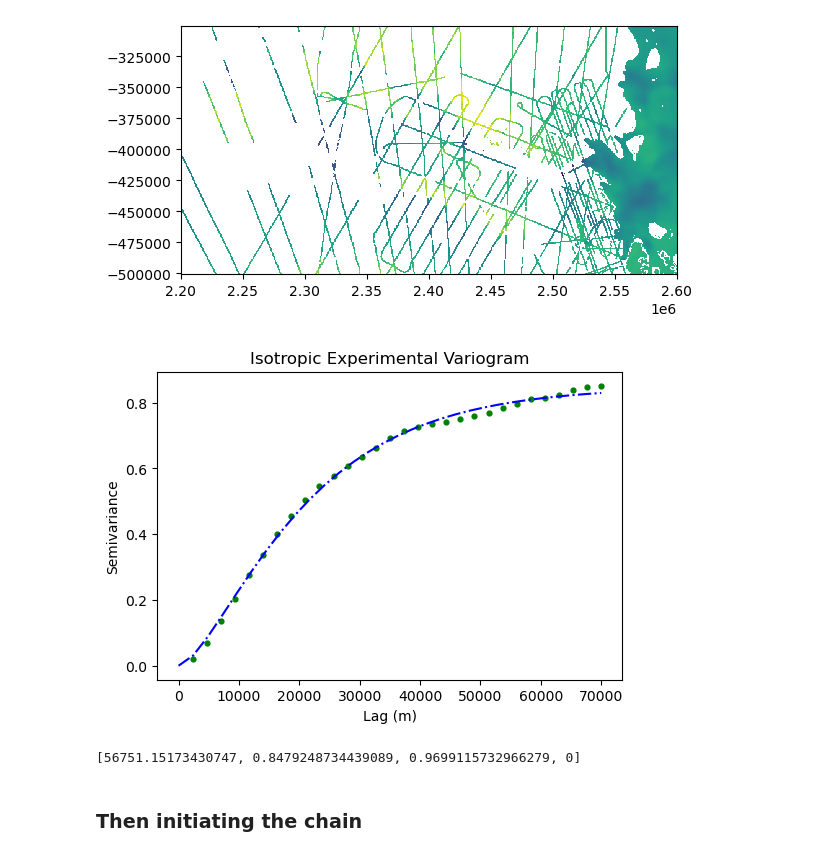
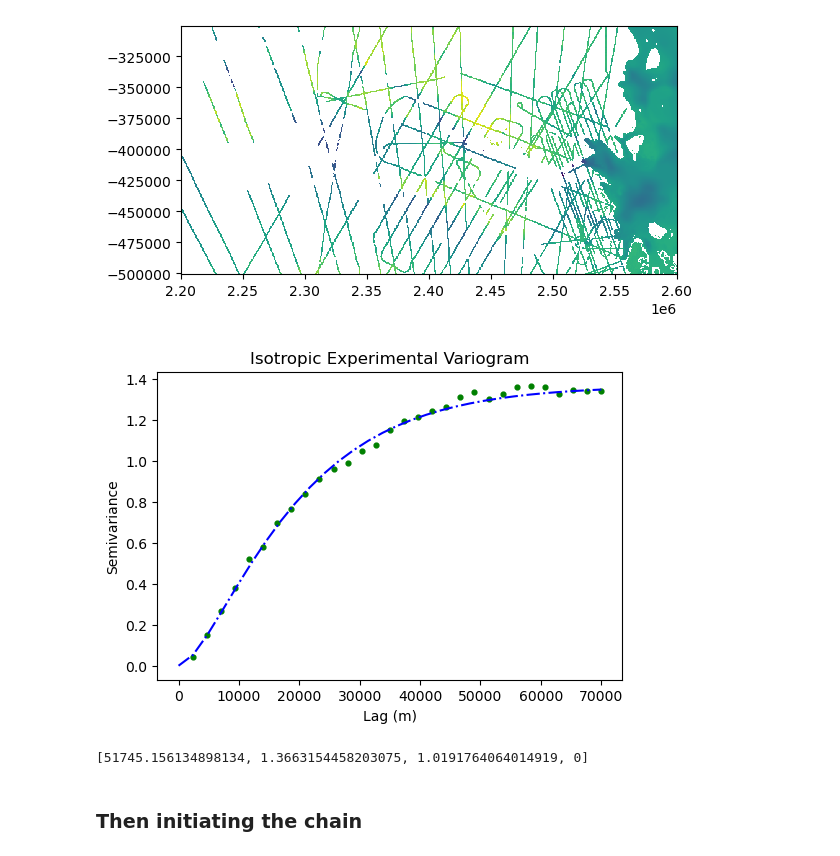
Before and after one commit to NiyaShao/geostatisticalMCMC, a Jupyter notebook: T3_LargeScaleChain.ipynb, the cells around one changed output. Saved outputs shown, nothing was run; the diff lists cells and outputs as text; code cells hidden in the pictures.

Commit message:
revised conditioning bed and variogram calculation

```diff
--- a/T3_LargeScaleChain.ipynb
+++ b/T3_LargeScaleChain.ipynb
@@ -38,4 +38,4 @@ bedmap_mask = df['bedmap_mask'].values.reshape(xx.shape)
 bedmachine_thickness = df['bedmachine_thickness'].values.reshape(xx.shape)
 bedmap_surf = df['bedmap_surf'].values.reshape(xx.shape)
 highvel_mask = df['highvel_mask'].values.reshape(xx.shape)
-bedmachine_bed = df['bedmap_surf'].values.reshape(xx.shape) - bedmachine_thickness
+bedmap_bed = df['bedmap_bed'].values.reshape(xx.shape)
@@ -42,8 +44,9 @@ bedmachine_bed = df['bedmap_surf'].values.reshape(xx.shape) - bedmachine_thickne
 # %%
 # create conditioning data
 # bed elevation measurement in grounded ice region, and bedmachine bed topography elsewhere
-cond_bed = np.where(bedmap_mask == 1, df['bed'].values.reshape(xx.shape), bedmachine_bed)
+cond_bed = np.where(bedmap_mask == 1, df['bed'].values.reshape(xx.shape), bedmap_bed)
 df['cond_bed'] = cond_bed.flatten()
+
 # create a mask of conditioning data
 data_mask = ~np.isnan(cond_bed)
 # %%
@@ -62,40 +65,43 @@ df['Nbed'] = transformed_data
 # randomly drop out 50% of coordinates. Decrease this value if you have a lot of data and it takes a long time to run
 df_sampled = df.sample(frac=0.4, random_state=42)
 df_sampled = df_sampled[df_sampled["cond_bed"].isnull() == False]
+df_sampled = df_sampled[df_sampled["bedmap_mask"]==1]
 
 # compute experimental (isotropic) variogram
 coords = df_sampled[['x','y']].values
 values = df_sampled['Nbed']
 
 maxlag = 70000      # maximum range distance
 n_lags = 30         # num of bins (try decreasing if this is taking too long)
 
 # compute variogram
-V1 = skg.Variogram(coords, values, bin_func='even', n_lags=n_lags, maxlag=maxlag, normalize=False, model='matern')
+V1 = skg.Variogram(coords, values, bin_func='even',
+                   n_lags=n_lags, maxlag=maxlag, normalize=False,
+                   model='matern', samples = 0.4)
 
 # extract variogram values
 xdata = V1.bins
 ydata = V1.experimental
 
 V1_p = V1.parameters
 
 # evaluate models
 xi = np.linspace(0, xdata[-1], n_lags)
 y_mtn = [skg.models.matern(h, V1_p[0], V1_p[1], V1_p[2], V1_p[3]) for h in xi]
 # variogram parameter is [range, sill, shape, nugget] for matern model.
 
 plt.figure(figsize=(6,4))
 plt.scatter(xdata, ydata, s=12, c='g')
 plt.plot(xi, y_mtn,'b-.', label='Matern variogram model')
 plt.title('Isotropic Experimental Variogram')
 plt.xlabel('Lag (m)'); plt.ylabel('Semivariance')
 plt.show()
 # %% [output]
-[figure, old version]
+[figure, new version]
 # %%
 V1_p
 # %% [output]
-[56751.15173430747, 0.8479248734439089, 0.9699115732966279, 0]
+[51745.156134898134, 1.3663154458203075, 1.0191764064014919, 0]
 # %%
 # load bed generated by Sequential Gaussian Simulation
 sgs_bed = np.loadtxt('sgs_bed.txt')
```
Also changed, not shown: parts of 12 cells of this notebook, 5 other files.
